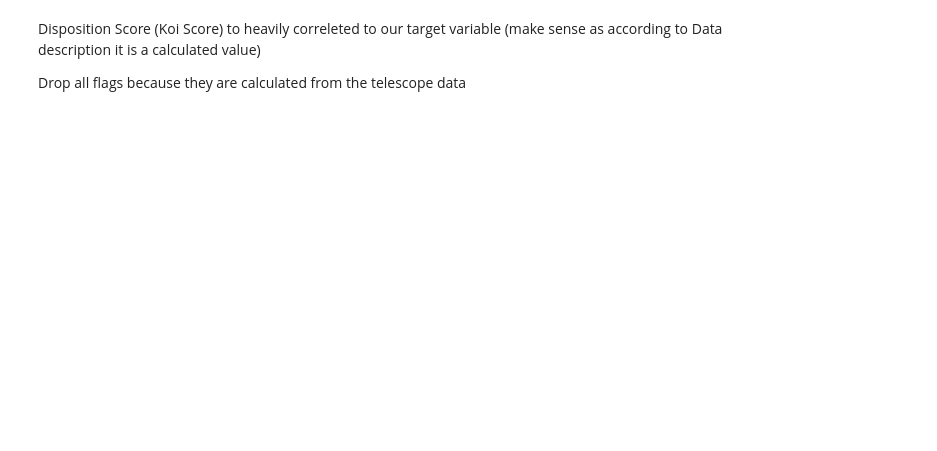
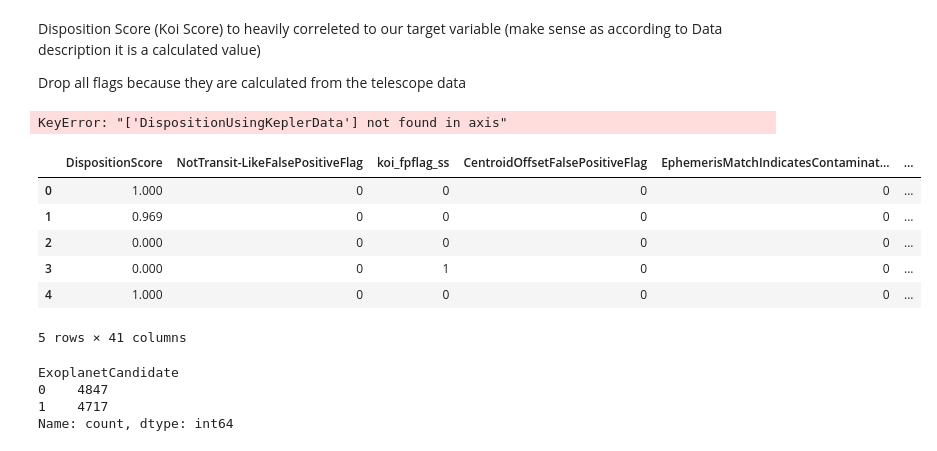
Before and after one commit to jezu1/ML_NASAProject, a Jupyter notebook: Preprocessing_complete.ipynb, the cells around one changed output. Saved outputs shown, nothing was run; the diff lists cells and outputs as text; code cells hidden in the pictures; blank space fills up the shorter version.

```diff
--- a/Preprocessing_complete.ipynb
+++ b/Preprocessing_complete.ipynb
@@ -409,0 +439,15 @@ Drop all flags because they are calculated from the telescope data
+# %%
+# drop DispositionUsingKeplerData
+df_drop.drop(columns=['DispositionUsingKeplerData'], inplace=True)
+# %% [output]
+KeyError: "['DispositionUsingKeplerData'] not found in axis"
+# %%
+df_drop.head()
+# %% [output]
+|  | DispositionScore | NotTransit-LikeFalsePositiveFlag | koi_fpflag_ss | CentroidOffsetFalsePositiveFlag | EphemerisMatchIndicatesContaminat... | ... |
+| 0 | 1.000 | 0 | 0 | 0 | 0 | ... |
+| 1 | 0.969 | 0 | 0 | 0 | 0 | ... |
+| 2 | 0.000 | 0 | 0 | 0 | 0 | ... |
+| 3 | 0.000 | 0 | 1 | 0 | 0 | ... |
+| 4 | 1.000 | 0 | 0 | 0 | 0 | ... |
+5 rows × 41 columns
@@ -409,0 +458,7 @@ Drop all flags because they are calculated from the telescope data
+# %%
+y_target.value_counts()
+# %% [output]
+ExoplanetCandidate
+0    4847
+1    4717
+Name: count, dtype: int64
```
Also changed, not shown: parts of 22 cells of this notebook.
